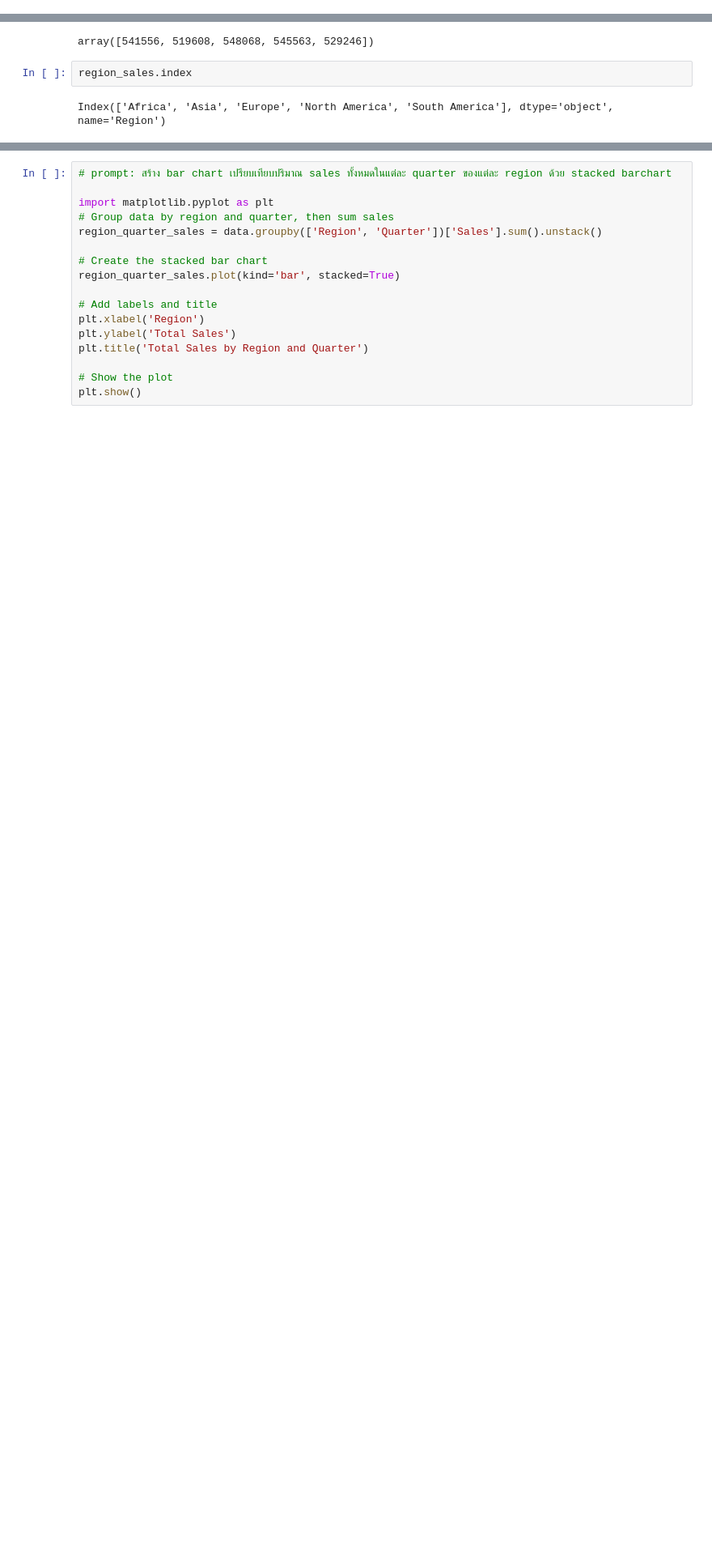
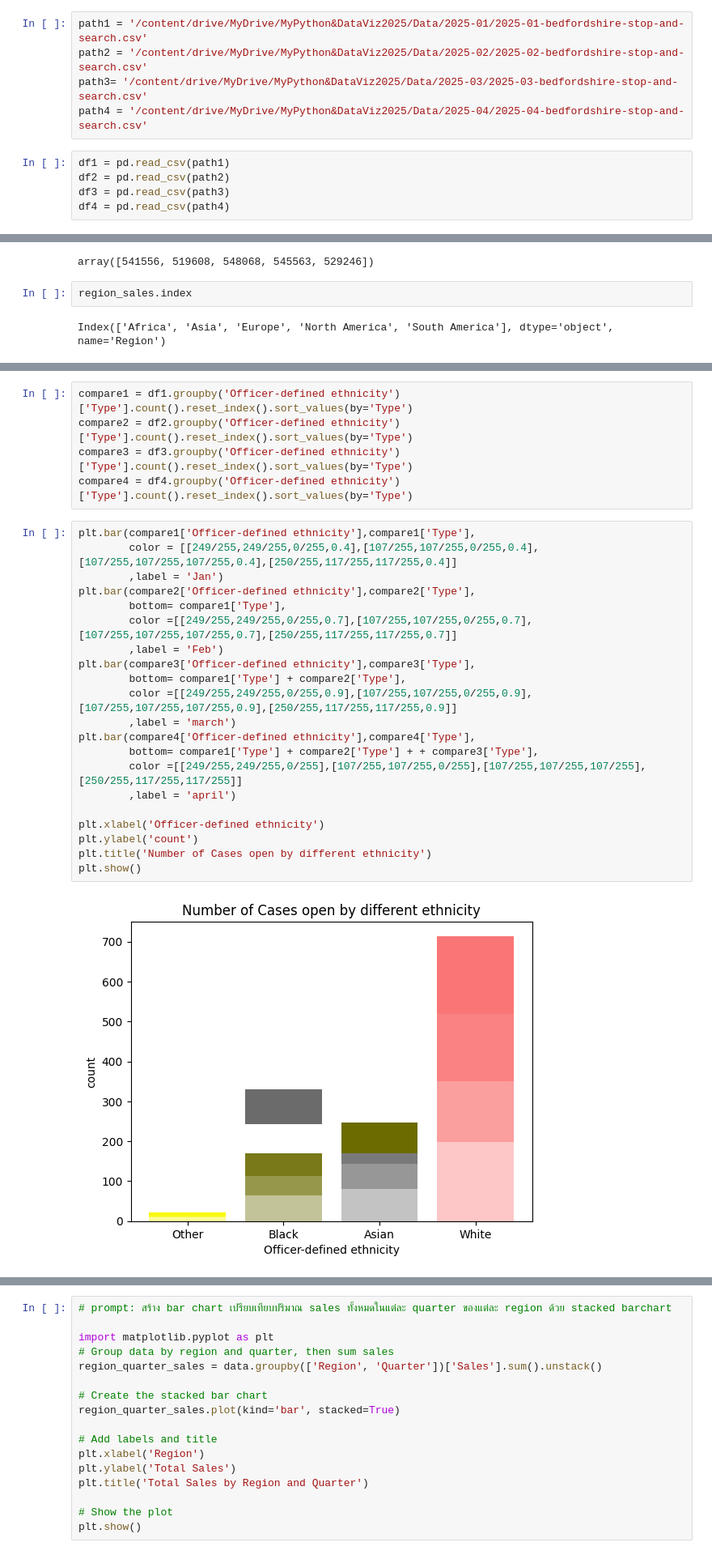
Before and after one commit to znumunz/dataviz2025, a Jupyter notebook: Copy_of_Visualize_Data_Comparison_2025.ipynb, the cells around one changed output, grey strips where cells are left out. Shown at 81% size. Drawn from its saved outputs; the diff is of its cells as text; blank space fills up the shorter version.

```diff
--- a/Copy_of_Visualize_Data_Comparison_2025.ipynb
+++ b/Copy_of_Visualize_Data_Comparison_2025.ipynb
@@ -15,3 +14,13 @@ path = '/content/drive/MyDrive/MyPython&DataViz2025/Data/2025-01/2025-01-bedford
+# %%
+path1 = '/content/drive/MyDrive/MyPython&DataViz2025/Data/2025-01/2025-01-bedfordshire-stop-and-search.csv'
+path2 = '/content/drive/MyDrive/MyPython&DataViz2025/Data/2025-02/2025-02-bedfordshire-stop-and-search.csv'
+path3= '/content/drive/MyDrive/MyPython&DataViz2025/Data/2025-03/2025-03-bedfordshire-stop-and-search.csv'
+path4 = '/content/drive/MyDrive/MyPython&DataViz2025/Data/2025-04/2025-04-bedfordshire-stop-and-search.csv'
+# %%
+df1 = pd.read_csv(path1)
+df2 = pd.read_csv(path2)
+df3 = pd.read_csv(path3)
+df4 = pd.read_csv(path4)
 # %%
 df = pd.read_csv(path)
 df.head()
@@ -143,0 +169,28 @@ dtype: int64
+# %%
+compare1 = df1.groupby('Officer-defined ethnicity')['Type'].count().reset_index().sort_values(by='Type')
+compare2 = df2.groupby('Officer-defined ethnicity')['Type'].count().reset_index().sort_values(by='Type')
+compare3 = df3.groupby('Officer-defined ethnicity')['Type'].count().reset_index().sort_values(by='Type')
+compare4 = df4.groupby('Officer-defined ethnicity')['Type'].count().reset_index().sort_values(by='Type')
+# %%
+plt.bar(compare1['Officer-defined ethnicity'],compare1['Type'],
+        color = [[249/255,249/255,0/255,0.4],[107/255,107/255,0/255,0.4],[107/255,107/255,107/255,0.4],[250/255,117/255,117/255,0.4]]
+        ,label = 'Jan')
+plt.bar(compare2['Officer-defined ethnicity'],compare2['Type'],
+        bottom= compare1['Type'],
+        color =[[249/255,249/255,0/255,0.7],[107/255,107/255,0/255,0.7],[107/255,107/255,107/255,0.7],[250/255,117/255,117/255,0.7]]
+        ,label = 'Feb')
+plt.bar(compare3['Officer-defined ethnicity'],compare3['Type'],
+        bottom= compare1['Type'] + compare2['Type'],
+        color =[[249/255,249/255,0/255,0.9],[107/255,107/255,0/255,0.9],[107/255,107/255,107/255,0.9],[250/255,117/255,117/255,0.9]]
+        ,label = 'march')
+plt.bar(compare4['Officer-defined ethnicity'],compare4['Type'],
+        bottom= compare1['Type'] + compare2['Type'] + + compare3['Type'],
+        color =[[249/255,249/255,0/255],[107/255,107/255,0/255],[107/255,107/255,107/255],[250/255,117/255,117/255]]
+        ,label = 'april')
+
+plt.xlabel('Officer-defined ethnicity')
+plt.ylabel('count')
+plt.title('Number of Cases open by different ethnicity')
+plt.show()
+# %% [output]
+[figure, added]
```
Also changed, not shown: parts of 14 cells of this notebook.
